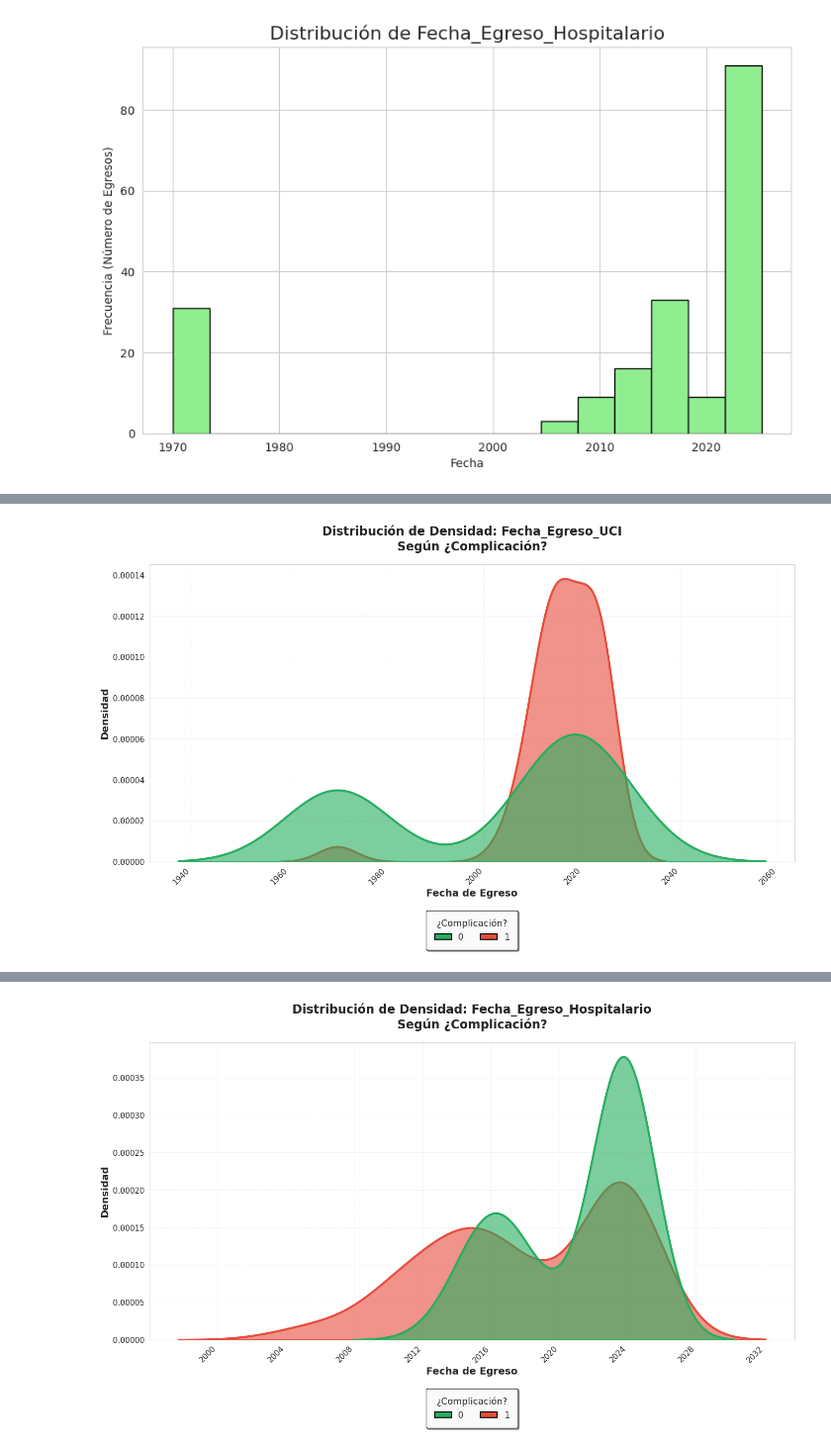
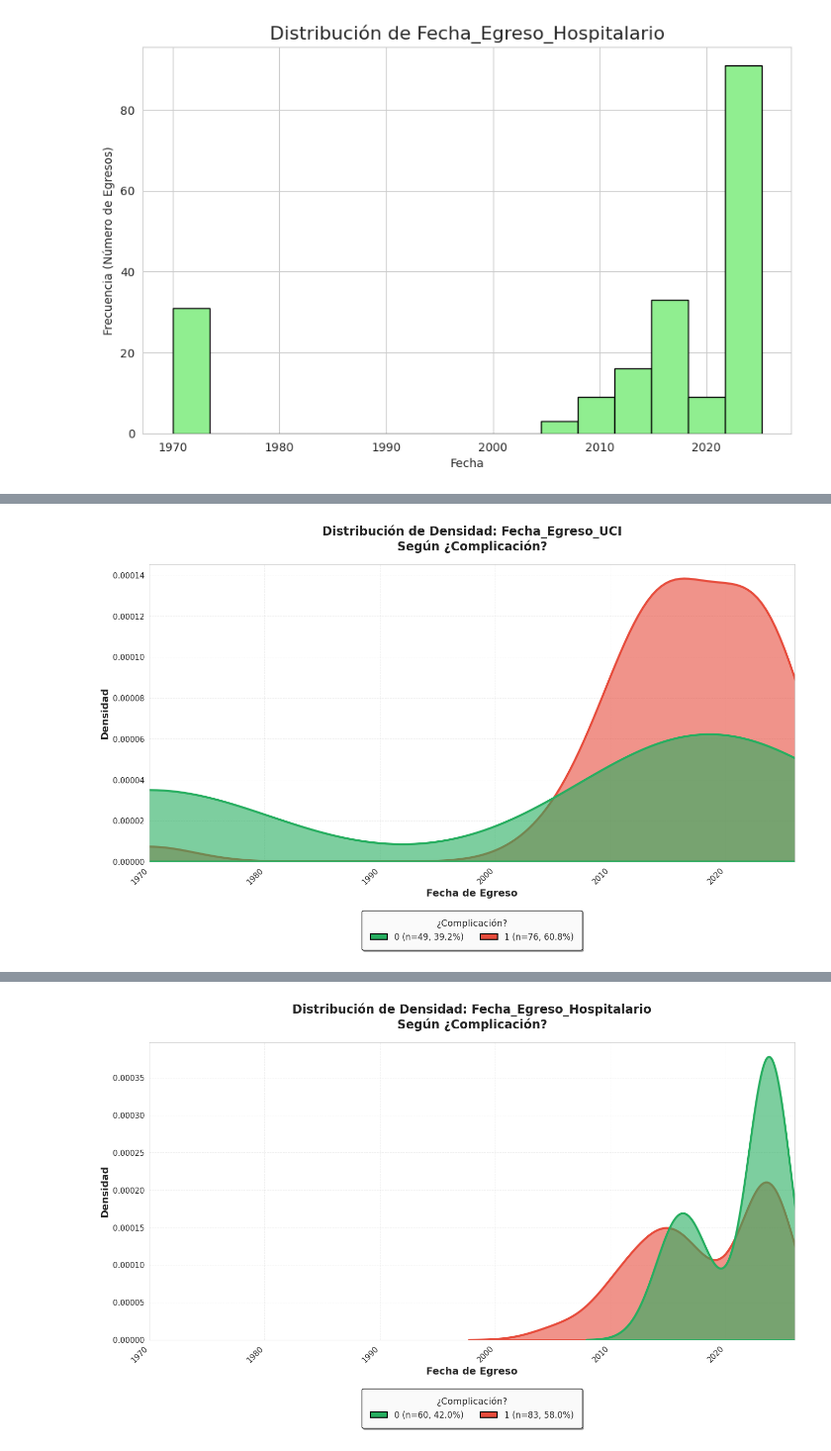
Before and after one commit to Traintain/MINE4101-202520-Proyecto-Transplantes-Hepaticos, a Jupyter notebook: EDA_BD_trasplante_hepatico_JDER.ipynb, the cells around one changed output, grey strips where cells are left out. Shown at 99% size. Cells and saved outputs as stored; diff of their text form; code cells hidden in the pictures.

```diff
--- a/EDA_BD_trasplante_hepatico_JDER.ipynb
+++ b/EDA_BD_trasplante_hepatico_JDER.ipynb
@@ -1342,8 +1376,11 @@ Adrenalina_PeriTx
 # %%
+from matplotlib.patches import Patch
+import pandas as pd
+import matplotlib.pyplot as plt
+import seaborn as sns
+
 sns.set_style("whitegrid")
 plt.rcParams['figure.figsize'] = (14, 9)
-
-df = df_trashepatico
 
 variables_fechas = [
     'Fecha_Egreso_UCI', 'Fecha_Egreso_Hospitalario'
@@ -1351,26 +1388,37 @@ variables_fechas = [
 
 variable_objetivo = '¿Complicación?'
 
-
 colores_personalizados = ['#27ae60', '#e74c3c', '#3498db', '#f39c12']
 palette = sns.color_palette(colores_personalizados)
 
 for variable in variables_fechas:
 
-    if variable not in df.columns or variable_objetivo not in df.columns:
+    if variable not in df_trashepatico.columns or variable_objetivo not in df.columns:
         print(f"⚠️ Columna no encontrada.")
         continue
 
-    df_plot = df[[variable, variable_objetivo]].copy()
+    df_plot = df_trashepatico[[variable, variable_objetivo]].copy()
     df_plot[variable] = pd.to_datetime(df_plot[variable], errors='coerce')
     df_plot.dropna(inplace=True)
 
+    fecha_minima = pd.Timestamp('1970-01-01')
+    fecha_maxima = pd.Timestamp('2025-12-31')
+    df_plot = df_plot[
+        (df_plot[variable] >= fecha_minima) &
+        (df_plot[variable] <= fecha_maxima)
+    ]
+
     if df_plot.empty:
-        print("⚠️ No hay datos válidos.")
+        print("⚠️ No hay datos válidos después de filtrar.")
         continue
 
+    print(f"\n📊 Rango de fechas en {variable}:")
+    print(f"   Mínima: {df_plot[variable].min()}")
+    print(f"   Máxima: {df_plot[variable].max()}")
+    print(f"   Total registros: {len(df_plot)}")
+
     categorias = sorted(df_plot[variable_objetivo].unique())
-
+    palette_ajustada = palette[:len(categorias)]
 
     fig, ax = plt.subplots(figsize=(14, 8))
 
@@ -1382,7 +1430,7 @@ for variable in variables_fechas:
         common_norm=False,
         alpha=0.6,
         linewidth=3,
-        palette=palette,
+        palette=palette_ajustada,
         ax=ax
     )
 
@@ -1392,13 +1440,12 @@ for variable in variables_fechas:
         pct = (count / len(df_plot)) * 100
         legend_elements.append(
             Patch(
-                facecolor=palette[i],
+                facecolor=palette_ajustada[i],
                 edgecolor='black',
                 linewidth=1.5,
-                label=f'{cat}'
+                label=f'{cat} (n={count}, {pct:.1f}%)'
             )
         )
-
 
     ax.legend(
         handles=legend_elements,
@@ -1425,6 +1472,8 @@ for variable in variables_fechas:
     plt.xlabel('Fecha de Egreso', fontsize=14, fontweight='bold')
     plt.ylabel('Densidad', fontsize=14, fontweight='bold')
 
+    ax.set_xlim(fecha_minima, fecha_maxima)
+
     ax.grid(True, alpha=0.3, linestyle='--', linewidth=0.7)
     plt.xticks(rotation=45, ha='right', fontsize=11)
     plt.yticks(fontsize=11)
@@ -1438 +1491 @@ for variable in variables_fechas:
-[figure, old version]
+[figure, new version]
@@ -1439 +1496 @@ for variable in variables_fechas:
-[figure, old version]
+[figure, new version]
```
Also changed, not shown: parts of 10 cells of this notebook.
